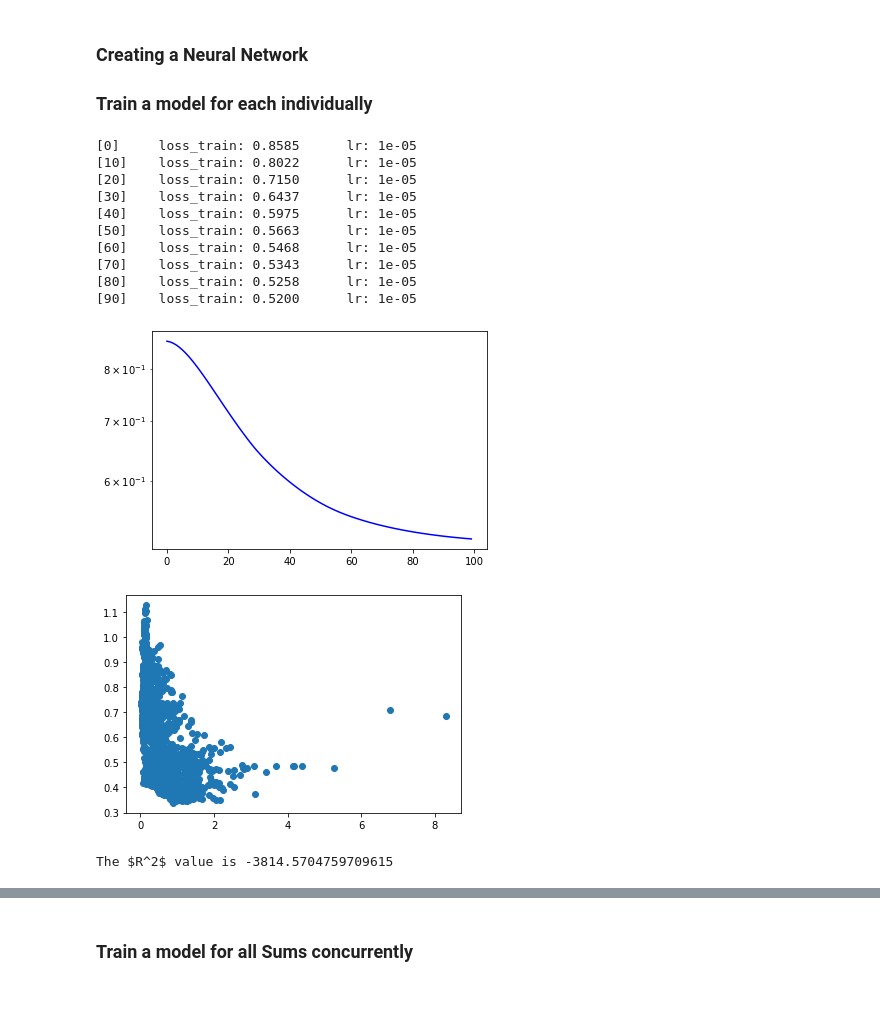
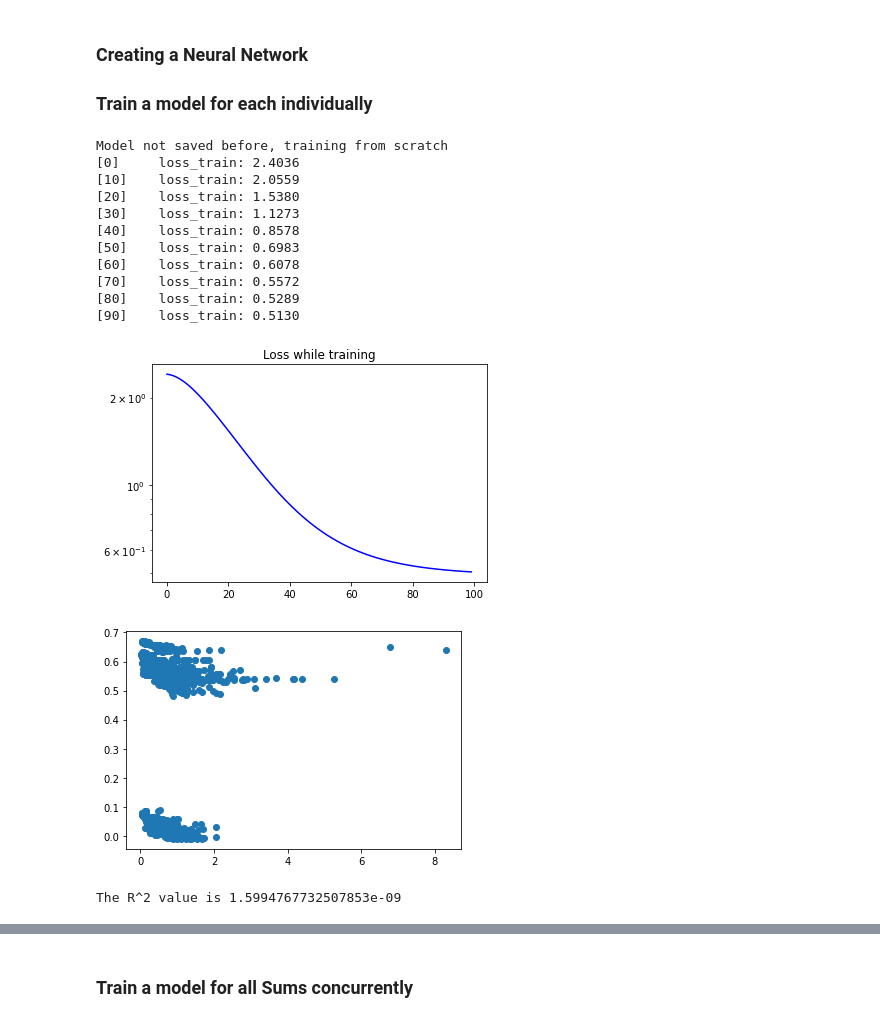
Before and after one commit to Amarques-UCSD/MOx-VOCs_replication, a Jupyter notebook: VOC_Mox.ipynb, the cells around one changed output, grey strips where cells are left out. Cells and saved outputs as stored; diff of their text form; code cells hidden in the pictures.

Commit message:
Some Training done

```diff
--- a/VOC_Mox.ipynb
+++ b/VOC_Mox.ipynb
@@ -688,42 +685,34 @@ def train_NN(model, data, target, optimizer, criterion, batch_size=64, n_epoch=3
     return losses_train
 # %%
-#x_data   = np.array([PrimaryUPod[:,9], PrimaryUPod[:,10] , PrimaryUPod[:,9] * PrimaryUPod[:,10], PrimaryUPod[:,1], PrimaryUPod[:,8], PrimaryUPod[:,0]]).T
-#x_train  = x_data[train,:]
-#xx_train = x_train
-#xx_train[:,-1] = xx_train[:,-1] - xx_train[:,-1].min()#/ np.linalg.norm(xx_train[:,-1],axis=0)
-#xx_train = torch.from_numpy(xx_train)# .float().to(device)
-#benz_train = get_column(PrimaryUPod, labels, 'Benz')[train]
-#benz_test = get_column(PrimaryUPod, labels, 'Benz')[test2]
-#benz_train = torch.from_numpy(benz_train[:4]).to(device).float()
-yy_train = torch.from_numpy(benz_train)#.float()#.to(device)
-
-linear_dim = [xx_train.shape[1]-1, 16, 16, 1]
-model = NeuralNet(linear_dim).double()
+linear_dim = [xx_train.shape[1], 16, 16, 1]
+initial_model = NeuralNet(linear_dim, "initial_model").double()
 criterion = nn.MSELoss()
-optimizer = torch.optim.SGD(model.parameters(), lr=0.00001, weight_decay=1, momentum=0.9)
+optimizer = torch.optim.SGD(initial_model.parameters(), lr=0.00001, weight_decay=1, momentum=0.9)
 #optimizer = torch.optim.Adagrad(model.parameters(), lr=0.01, lr_decay= 0.9)
 
-# try to train a model normally
-losses_train = train_NN(model, xx_train[:,:-1], yy_train.reshape(-1,1), optimizer, criterion, n_epoch= 100)
-min(losses_train) # result is trash because of time T_T
+# try to train a model normally for benz
+losses_train_init = train_NN(initial_model, xx_train, yy_train[:,0].reshape(-1,1), optimizer, criterion, n_epoch= 100)
 
 # show results more concretely
-y_pred, y_true = model(xx_train[:,:-1]) , yy_train
+y_pred, y_true = initial_model(xx_train) , yy_train[:,0]
 plt.figure()
 plt.scatter(y_true.detach().numpy(), y_pred.detach().numpy())
+#plt.plot(range(0,11),range(0,11), '--k')
 plt.show()
+mdl_score = LinearRegression().fit(y_pred.detach().numpy(), y_true.detach().numpy())
 print(f'The R^2 value is {mdl_score.score(y_pred.detach().numpy(), y_true.detach().numpy())}')
 # %% [output]
-[0]     loss_train: 0.8585      lr: 1e-05
-[10]    loss_train: 0.8022      lr: 1e-05
-[20]    loss_train: 0.7150      lr: 1e-05
-[30]    loss_train: 0.6437      lr: 1e-05
-[40]    loss_train: 0.5975      lr: 1e-05
-[50]    loss_train: 0.5663      lr: 1e-05
-[60]    loss_train: 0.5468      lr: 1e-05
-[70]    loss_train: 0.5343      lr: 1e-05
-[80]    loss_train: 0.5258      lr: 1e-05
-[90]    loss_train: 0.5200      lr: 1e-05
+Model not saved before, training from scratch
+[0]     loss_train: 2.4036
+[10]    loss_train: 2.0559
+[20]    loss_train: 1.5380
+[30]    loss_train: 1.1273
+[40]    loss_train: 0.8578
+[50]    loss_train: 0.6983
+[60]    loss_train: 0.6078
+[70]    loss_train: 0.5572
+[80]    loss_train: 0.5289
+[90]    loss_train: 0.5130
-[figure, old version]
+[figure, new version]
-[figure, old version]
+[figure, new version]
-The $R^2$ value is -3814.5704759709615
+The R^2 value is 1.5994767732507853e-09
```
Also changed, not shown: parts of 14 cells of this notebook, 7 other files.
